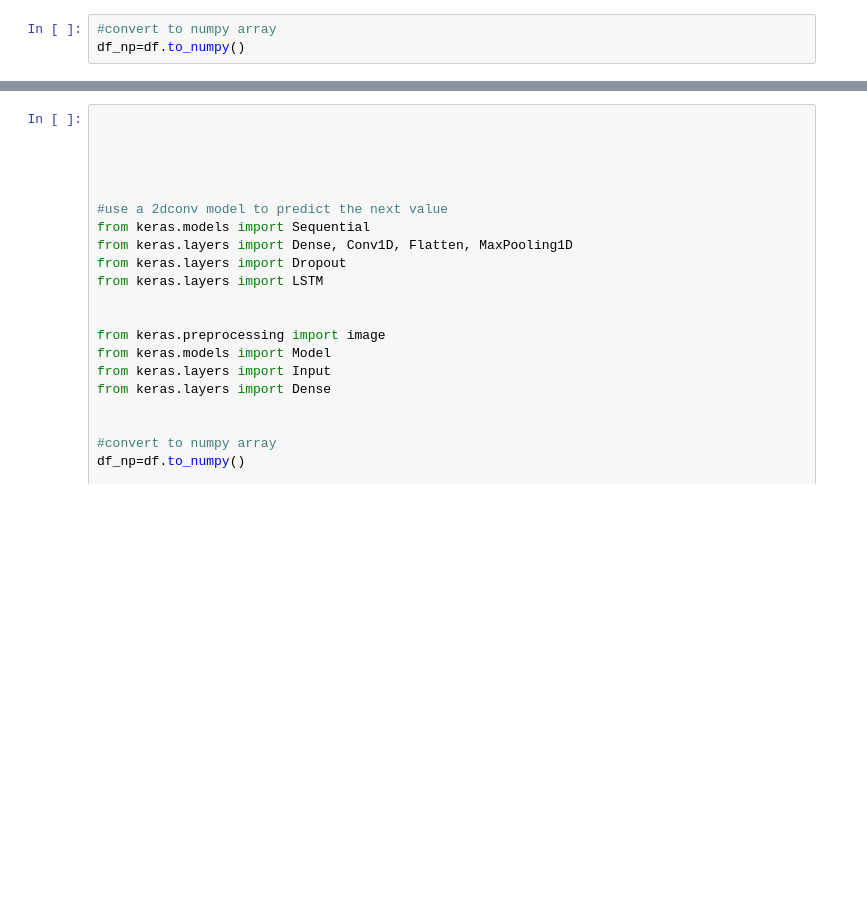
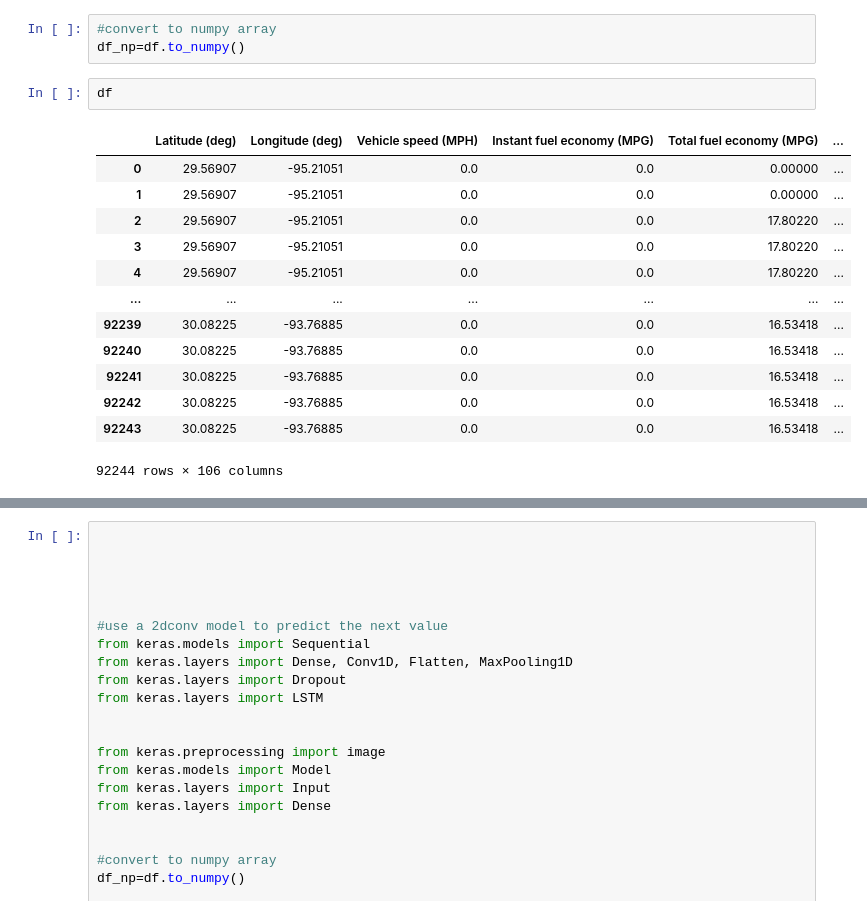
Before and after one commit to joelwwiggins/car_ml, a Jupyter notebook: Copy_of_notebook_test.ipynb, the cells around one changed output, grey strips where cells are left out. Drawn from its saved outputs; the diff is of its cells as text; blank space fills up the shorter version.

```diff
--- a/Copy_of_notebook_test.ipynb
+++ b/Copy_of_notebook_test.ipynb
@@ -15,3 +15,19 @@ df=df1_col
 # %%
 #convert to numpy array
 df_np=df.to_numpy()
+# %%
+df
+# %% [output]
+|  | Latitude (deg) | Longitude (deg) | Vehicle speed (MPH) | Instant fuel economy (MPG) | Total fuel economy (MPG) | ... |
+| 0 | 29.56907 | -95.21051 | 0.0 | 0.0 | 0.00000 | ... |
+| 1 | 29.56907 | -95.21051 | 0.0 | 0.0 | 0.00000 | ... |
+| 2 | 29.56907 | -95.21051 | 0.0 | 0.0 | 17.80220 | ... |
+| 3 | 29.56907 | -95.21051 | 0.0 | 0.0 | 17.80220 | ... |
+| 4 | 29.56907 | -95.21051 | 0.0 | 0.0 | 17.80220 | ... |
+| ... | ... | ... | ... | ... | ... | ... |
+| 92239 | 30.08225 | -93.76885 | 0.0 | 0.0 | 16.53418 | ... |
+| 92240 | 30.08225 | -93.76885 | 0.0 | 0.0 | 16.53418 | ... |
+| 92241 | 30.08225 | -93.76885 | 0.0 | 0.0 | 16.53418 | ... |
+| 92242 | 30.08225 | -93.76885 | 0.0 | 0.0 | 16.53418 | ... |
+| 92243 | 30.08225 | -93.76885 | 0.0 | 0.0 | 16.53418 | ... |
+92244 rows × 106 columns
```
Also changed, not shown: parts of 5 cells of this notebook, 1 other file.
